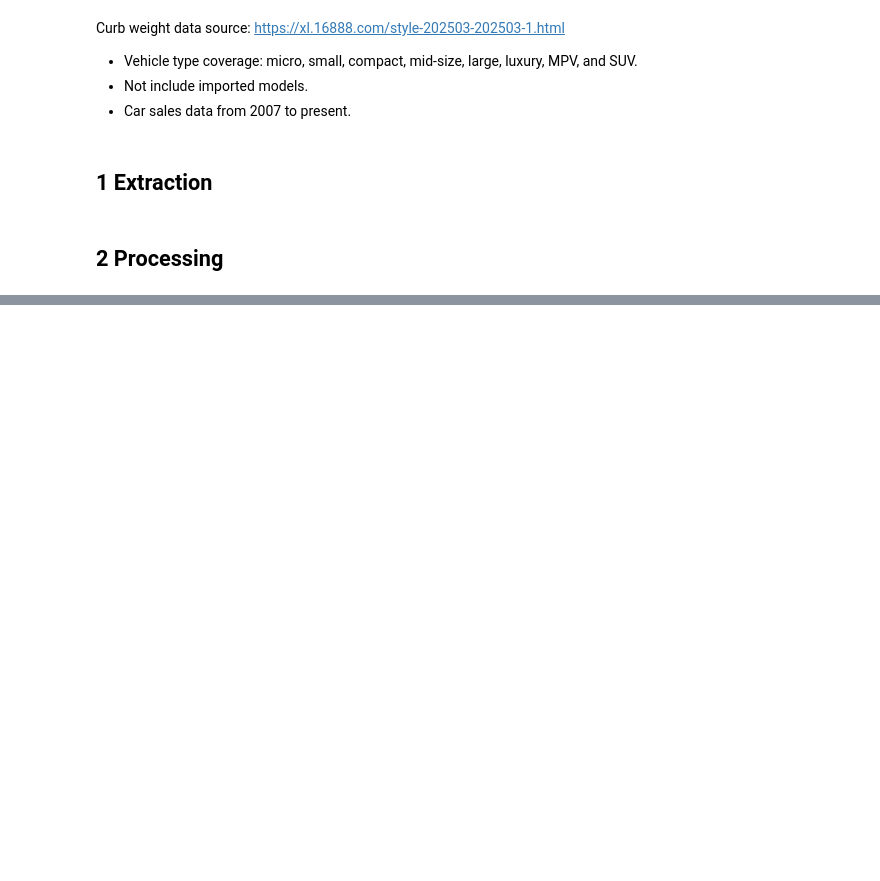
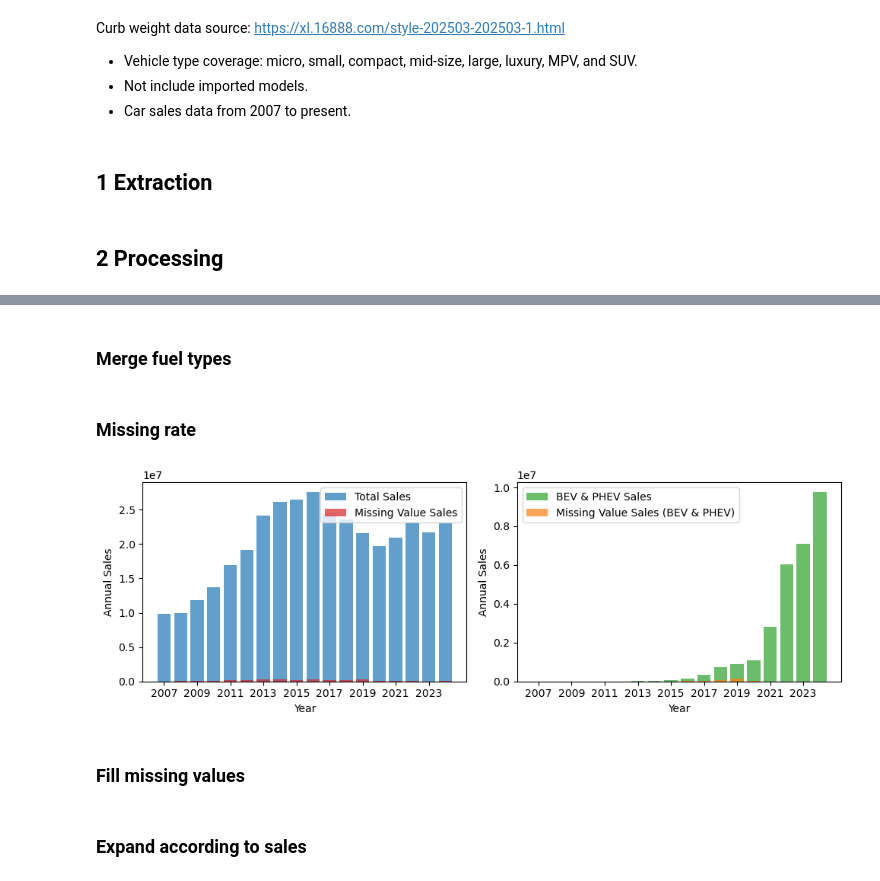
Before and after one commit to QiuziChen/ev-bwp-modeling, a Jupyter notebook: doc2_curb_weight_data.ipynb, the cells around one changed output, grey strips where cells are left out. Drawn from its saved outputs; the diff is of its cells as text; code cells hidden in the pictures; blank space fills up the shorter version.

```diff
--- a/doc2_curb_weight_data.ipynb
+++ b/doc2_curb_weight_data.ipynb
@@ -387,0 +299,3 @@ plt.show()
+# %%
+sales = pd.read_excel('data/car_sales_2007_2024_calibration.xlsx')
+sales = sales[['year', 'model', 'sales', 'class', 'fuel', 'weight', 'frontB', 'rearB']].copy()
@@ -387,0 +322,46 @@ plt.show()
+# %% [markdown]
+### Merge fuel types
+# %%
+# combine HEV, EREV, and others into ICEV
+categories_to_merge = ['ICEV', 'HEV', 'EREV', 'others']
+sales['fuel'] = sales['fuel'].apply(
+    lambda x: 'ICEV & others' if x in categories_to_merge else x)
+# %% [markdown]
+### Missing rate
+# %%
+# Identify rows with any missing value in the sales DataFrame
+missing_any = sales[sales.isnull().any(axis=1)]
+annual_sales = sales.groupby('year')['sales'].sum()
+annual_missing_sales = missing_any.groupby('year')['sales'].sum()
+
+# For BEV and PHEV only
+bev_phev = sales[sales['fuel'].isin(['BEV', 'PHEV'])]
+missing_bev_phev = bev_phev[bev_phev.isnull().any(axis=1)]
+annual_bev_phev_sales = bev_phev.groupby('year')['sales'].sum()
+annual_missing_bev_phev_sales = missing_bev_phev.groupby('year')['sales'].sum()
+
+# Plotting
+fig, axs = plt.subplots(1,2, figsize=(10,3.5), sharex=True)
+
+# First subplot: all models
+axs[0].bar(annual_sales.index, annual_sales.values, label='Total Sales', color='tab:blue', alpha=0.7)
+axs[0].bar(annual_missing_sales.index, annual_missing_sales.values, label='Missing Value Sales', color='tab:red', alpha=0.7)
+axs[0].set_xlabel('Year')
+axs[0].set_ylabel('Annual Sales')
+axs[0].set_xticks(np.arange(2007, 2025, 2))
+axs[0].legend()
+
+# Second subplot: BEV & PHEV only
+axs[1].bar(annual_bev_phev_sales.index, annual_bev_phev_sales.values, label='BEV & PHEV Sales', color='tab:green', alpha=0.7)
+axs[1].bar(annual_missing_bev_phev_sales.index, annual_missing_bev_phev_sales.values, label='Missing Value Sales (BEV & PHEV)', color='tab:orange', alpha=0.7)
+axs[1].set_xlabel('Year')
+axs[1].set_ylabel('Annual Sales')
+axs[1].set_xticks(np.arange(2007, 2025, 2))
+axs[1].legend()
+
+plt.tight_layout()
+plt.show()
+# %% [output]
+[figure, added]
+# %% [markdown]
+### Fill missing values
@@ -387,0 +373,2 @@ plt.show()
+# %% [markdown]
+### Expand according to sales
```
Also changed, not shown: parts of 41 cells of this notebook, 4 other files.
